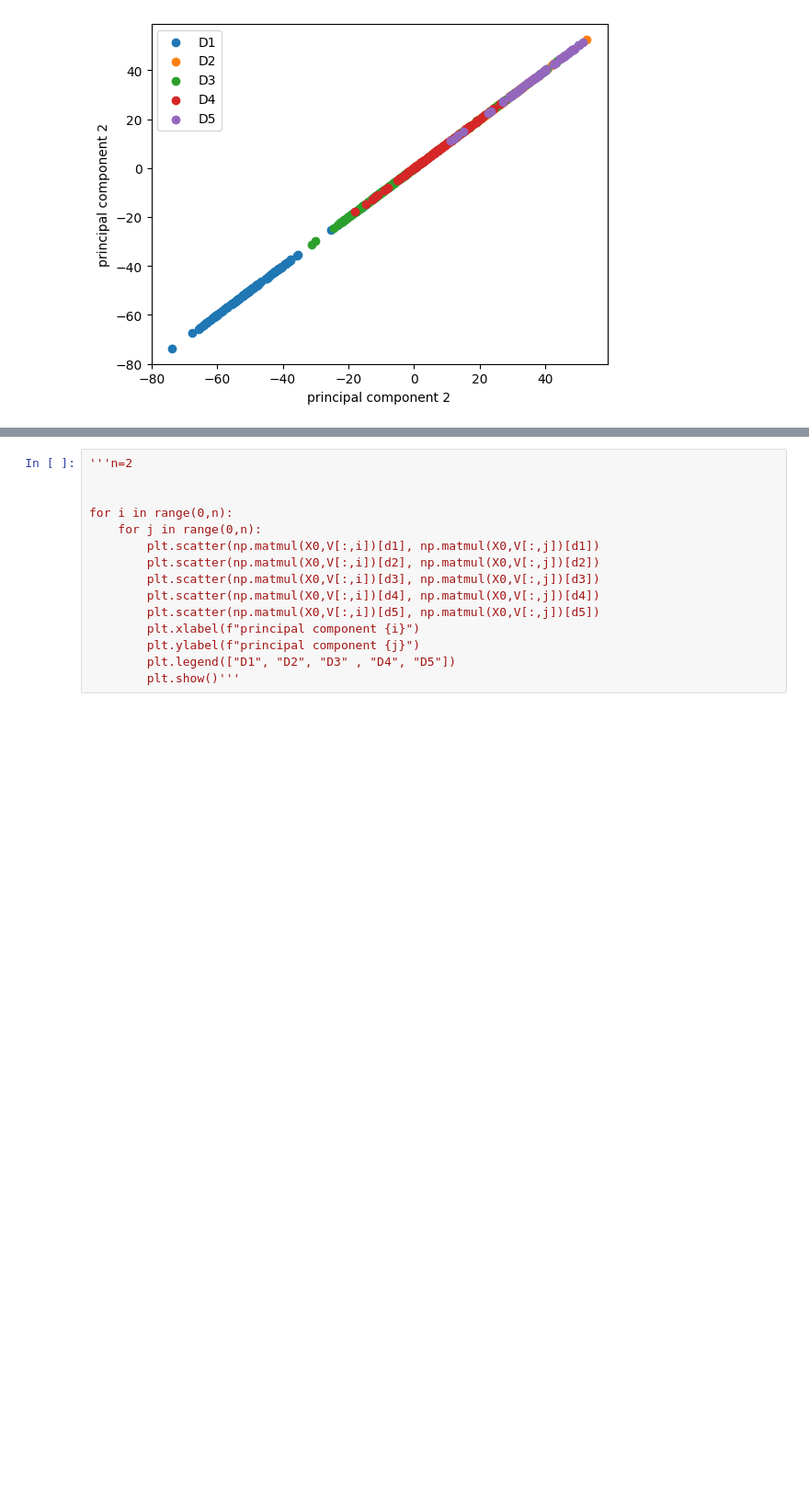
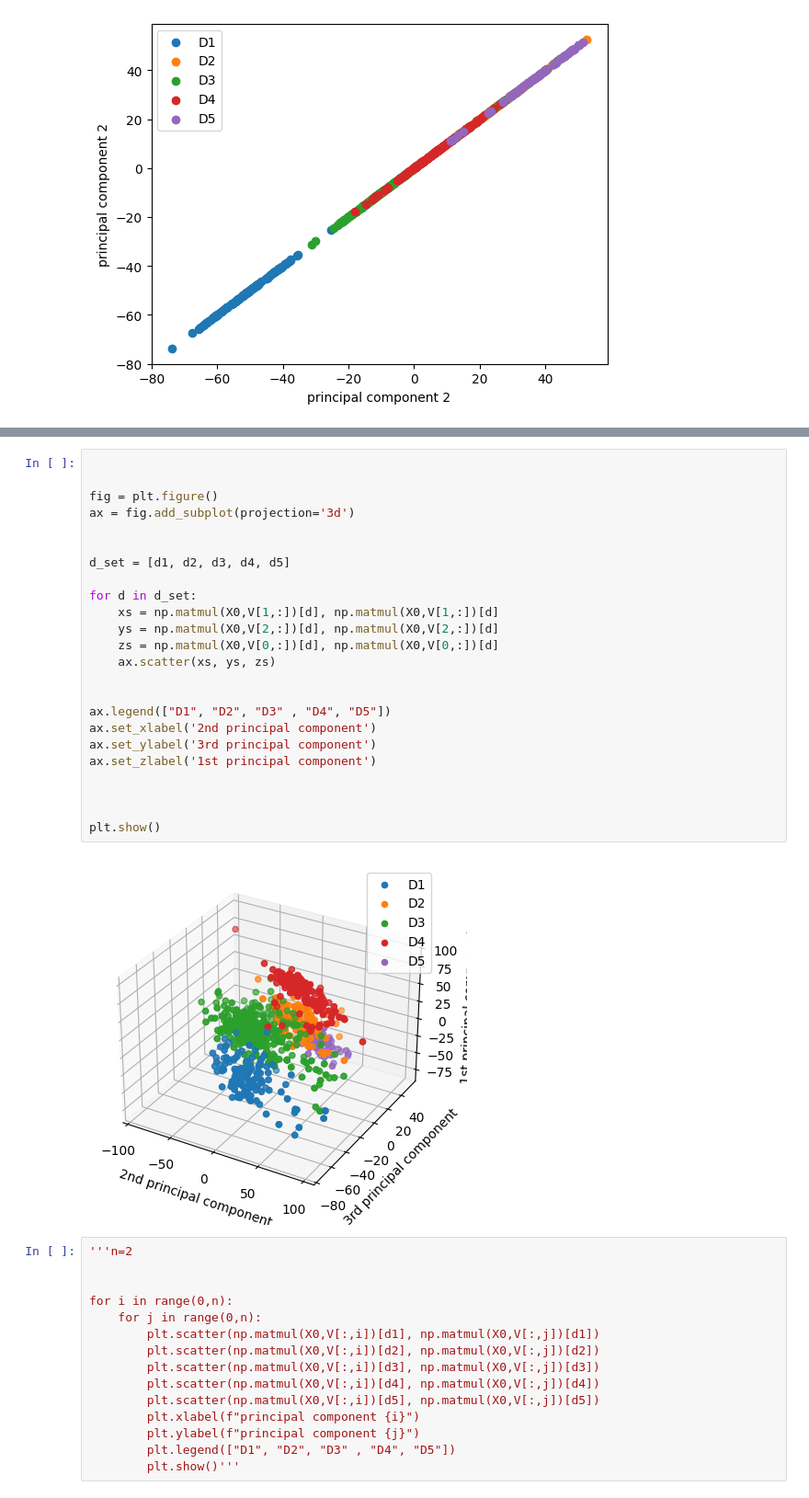
Before and after one commit to jackhenry02/PCA, a Jupyter notebook: Coursework/3M1 lab PCA_2024.ipynb, the cells around one changed output, grey strips where cells are left out. Shown at 92% size. Cells and saved outputs as stored; diff of their text form; blank space fills up the shorter version.

```diff
--- a/Coursework/3M1 lab PCA_2024.ipynb
+++ b/Coursework/3M1 lab PCA_2024.ipynb
@@ -450,3 +493,29 @@ plt.show()
+# %%
+
+
+fig = plt.figure()
+ax = fig.add_subplot(projection='3d')
+
+
+d_set = [d1, d2, d3, d4, d5]
+
+for d in d_set:
+    xs = np.matmul(X0,V[1,:])[d], np.matmul(X0,V[1,:])[d]
+    ys = np.matmul(X0,V[2,:])[d], np.matmul(X0,V[2,:])[d]
+    zs = np.matmul(X0,V[0,:])[d], np.matmul(X0,V[0,:])[d]
+    ax.scatter(xs, ys, zs)
+
+
+ax.legend(["D1", "D2", "D3" , "D4", "D5"])
+ax.set_xlabel('2nd principal component')
+ax.set_ylabel('3rd principal component')
+ax.set_zlabel('1st principal component')
+
+
+
+plt.show()
+# %% [output]
+[figure, added]
 # %%
 '''n=2
 
```
Also changed, not shown: parts of 3 cells of this notebook.
